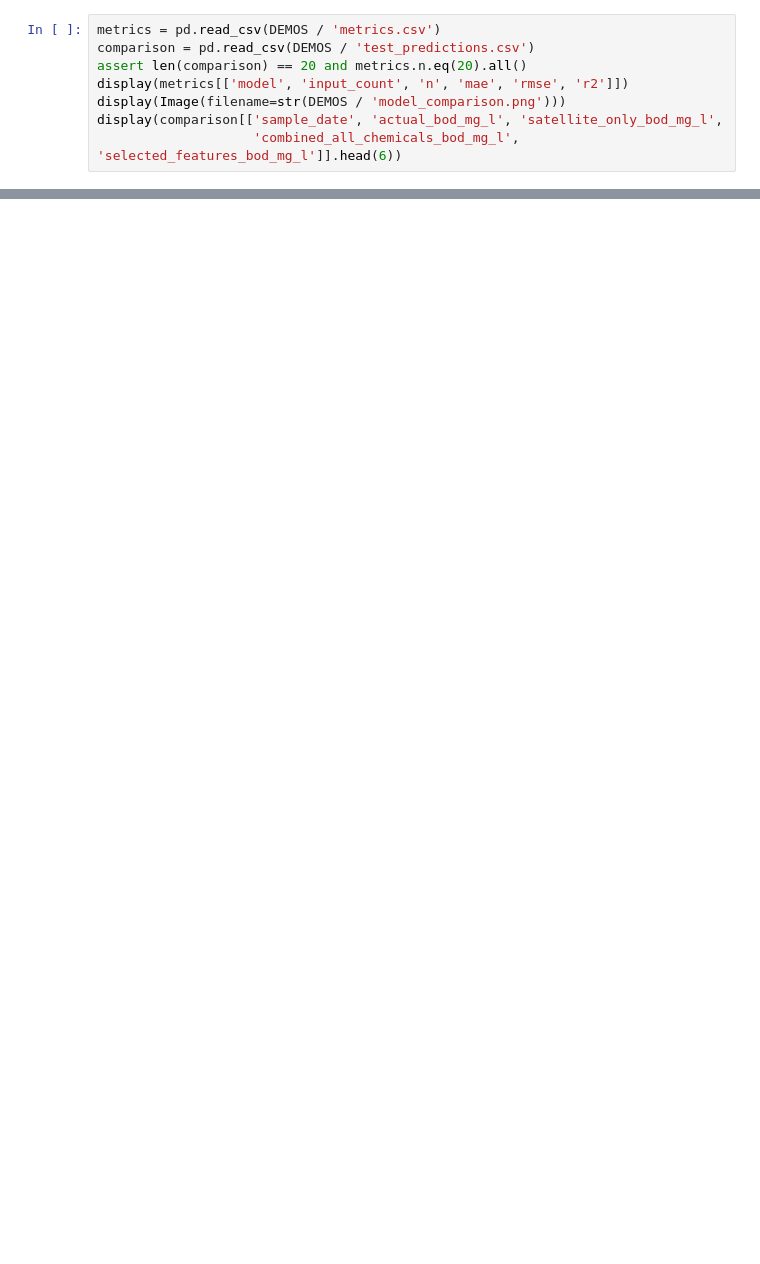
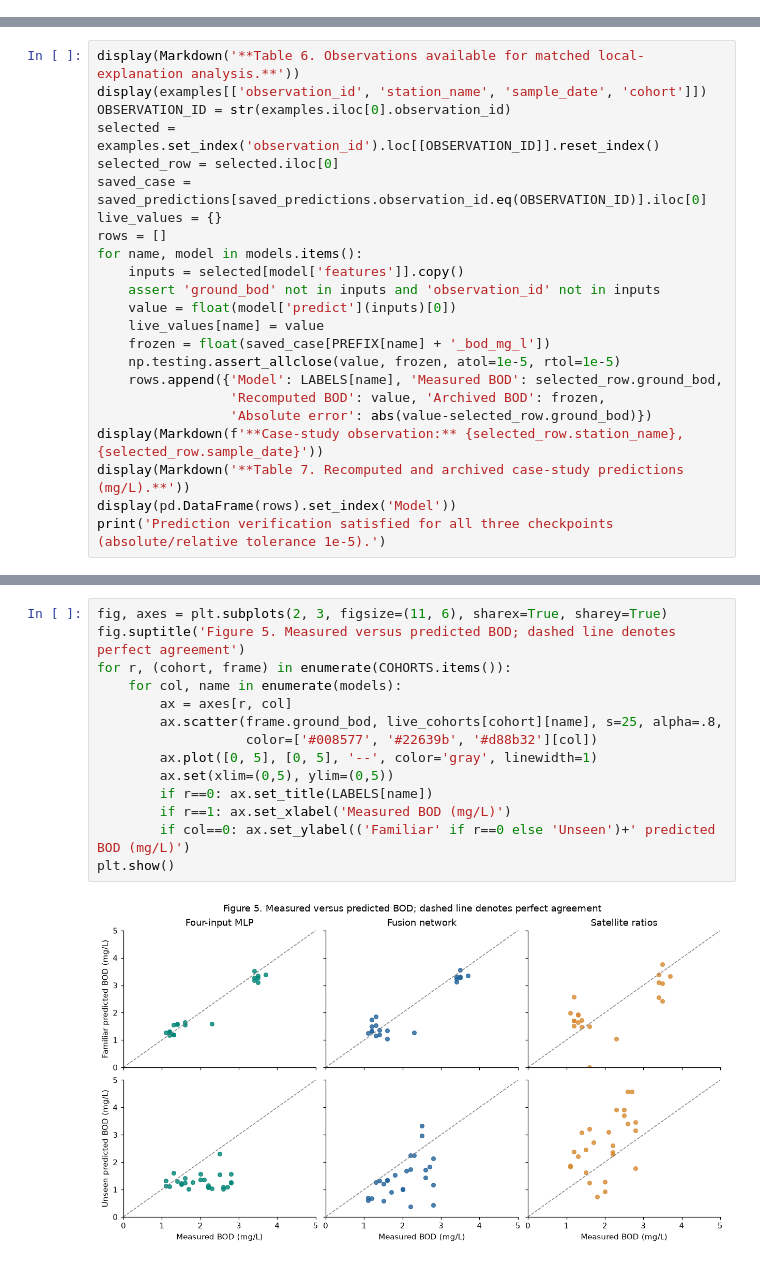
Before and after one commit to Lakshyajeet3103/River-Water-Quality-Prediction, a Jupyter notebook: notebooks/river_water_quality_demo.ipynb, the cells around one changed output, grey strips where cells are left out. Drawn from its saved outputs; the diff is of its cells as text; blank space fills up the shorter version.

```diff
--- a/notebooks/river_water_quality_demo.ipynb
+++ b/notebooks/river_water_quality_demo.ipynb
@@ -124,8 +0,0 @@ All comparison models use the **same 80 training and 20 testing observations**,
-# %%
-metrics = pd.read_csv(DEMOS / 'metrics.csv')
-comparison = pd.read_csv(DEMOS / 'test_predictions.csv')
-assert len(comparison) == 20 and metrics.n.eq(20).all()
-display(metrics[['model', 'input_count', 'n', 'mae', 'rmse', 'r2']])
-display(Image(filename=str(DEMOS / 'model_comparison.png')))
-display(comparison[['sample_date', 'actual_bod_mg_l', 'satellite_only_bod_mg_l',
-                    'combined_all_chemicals_bod_mg_l', 'selected_features_bod_mg_l']].head(6))
@@ -311,0 +243,23 @@ To rerun experiments, follow those guides and use fresh output directories. This
+# %%
+display(Markdown('**Table 6. Observations available for matched local-explanation analysis.**'))
+display(examples[['observation_id', 'station_name', 'sample_date', 'cohort']])
+OBSERVATION_ID = str(examples.iloc[0].observation_id)
+selected = examples.set_index('observation_id').loc[[OBSERVATION_ID]].reset_index()
+selected_row = selected.iloc[0]
+saved_case = saved_predictions[saved_predictions.observation_id.eq(OBSERVATION_ID)].iloc[0]
+live_values = {}
+rows = []
+for name, model in models.items():
+    inputs = selected[model['features']].copy()
+    assert 'ground_bod' not in inputs and 'observation_id' not in inputs
+    value = float(model['predict'](inputs)[0])
+    live_values[name] = value
+    frozen = float(saved_case[PREFIX[name] + '_bod_mg_l'])
+    np.testing.assert_allclose(value, frozen, atol=1e-5, rtol=1e-5)
+    rows.append({'Model': LABELS[name], 'Measured BOD': selected_row.ground_bod,
+                 'Recomputed BOD': value, 'Archived BOD': frozen,
+                 'Absolute error': abs(value-selected_row.ground_bod)})
+display(Markdown(f'**Case-study observation:** {selected_row.station_name}, {selected_row.sample_date}'))
+display(Markdown('**Table 7. Recomputed and archived case-study predictions (mg/L).**'))
+display(pd.DataFrame(rows).set_index('Model'))
+print('Prediction verification satisfied for all three checkpoints (absolute/relative tolerance 1e-5).')
@@ -311,0 +338,16 @@ To rerun experiments, follow those guides and use fresh output directories. This
+# %%
+fig, axes = plt.subplots(2, 3, figsize=(11, 6), sharex=True, sharey=True)
+fig.suptitle('Figure 5. Measured versus predicted BOD; dashed line denotes perfect agreement')
+for r, (cohort, frame) in enumerate(COHORTS.items()):
+    for col, name in enumerate(models):
+        ax = axes[r, col]
+        ax.scatter(frame.ground_bod, live_cohorts[cohort][name], s=25, alpha=.8,
+                   color=['#008577', '#22639b', '#d88b32'][col])
+        ax.plot([0, 5], [0, 5], '--', color='gray', linewidth=1)
+        ax.set(xlim=(0,5), ylim=(0,5))
+        if r==0: ax.set_title(LABELS[name])
+        if r==1: ax.set_xlabel('Measured BOD (mg/L)')
+        if col==0: ax.set_ylabel(('Familiar' if r==0 else 'Unseen')+' predicted BOD (mg/L)')
+plt.show()
+# %% [output]
+[figure, added]
```
Also changed, not shown: parts of 47 cells of this notebook, 4 other files.
